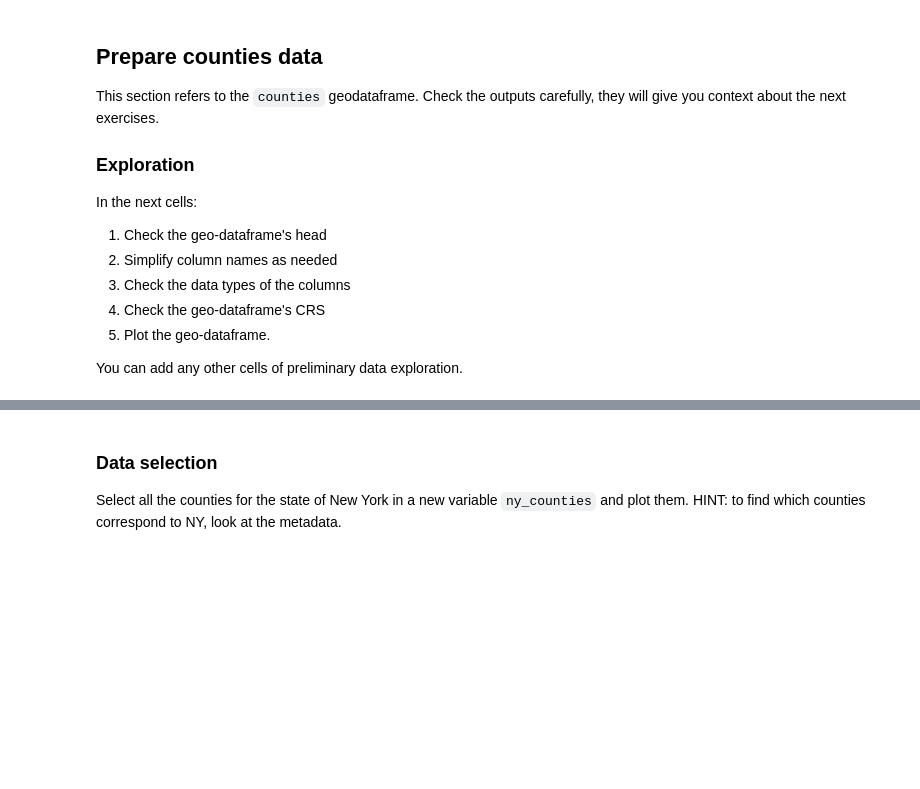
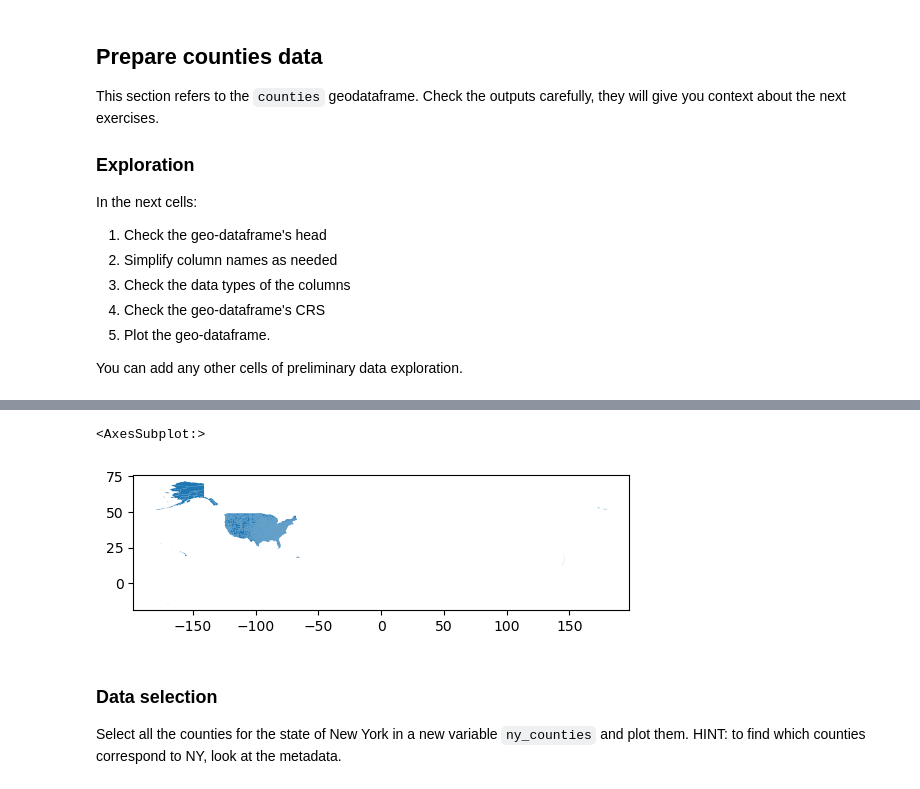
Before and after one commit to charliecurtin1/eds220-hwk-3, a Jupyter notebook: hwk3-task1-spills.ipynb, the cells around one changed output, grey strips where cells are left out. Drawn from its saved outputs; the diff is of its cells as text; code cells hidden in the pictures; blank space fills up the shorter version.

```diff
--- a/hwk3-task1-spills.ipynb
+++ b/hwk3-task1-spills.ipynb
@@ -271,0 +272,3 @@ You can add any other cells of preliminary data exploration.
+# %%
+# set the columns to lowercase
+counties.columns = counties.columns.str.lower()
@@ -272,3 +313,9 @@ You can add any other cells of preliminary data exploration.
+# %%
+# plot the geodataframe
+counties.plot()
+# %% [output]
+<AxesSubplot:>
+[figure, added]
 # %% [markdown]
 ### Data selection
 
```
Also changed, not shown: parts of 28 cells of this notebook.
